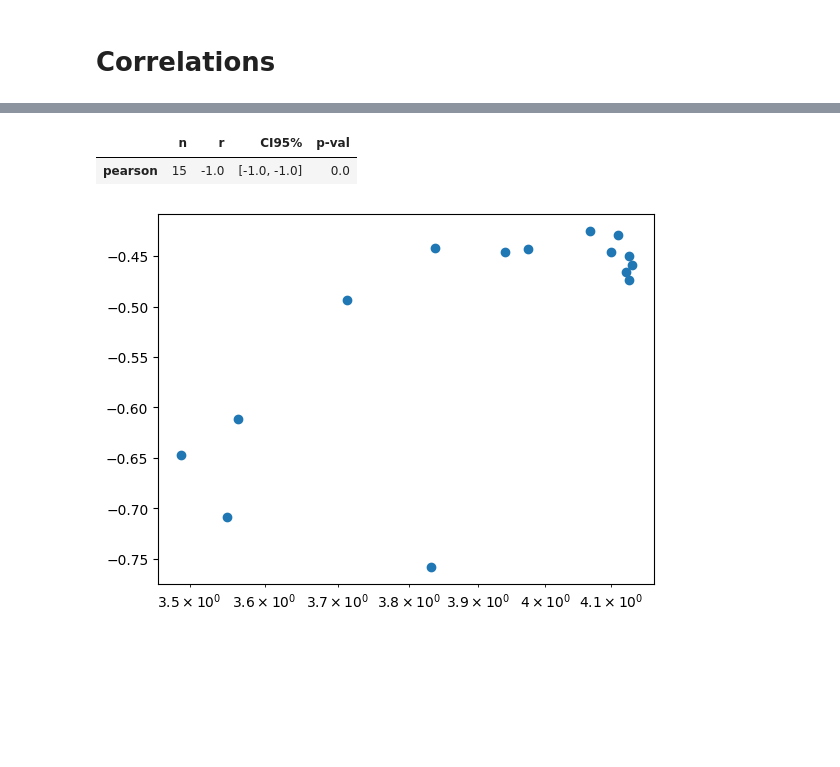
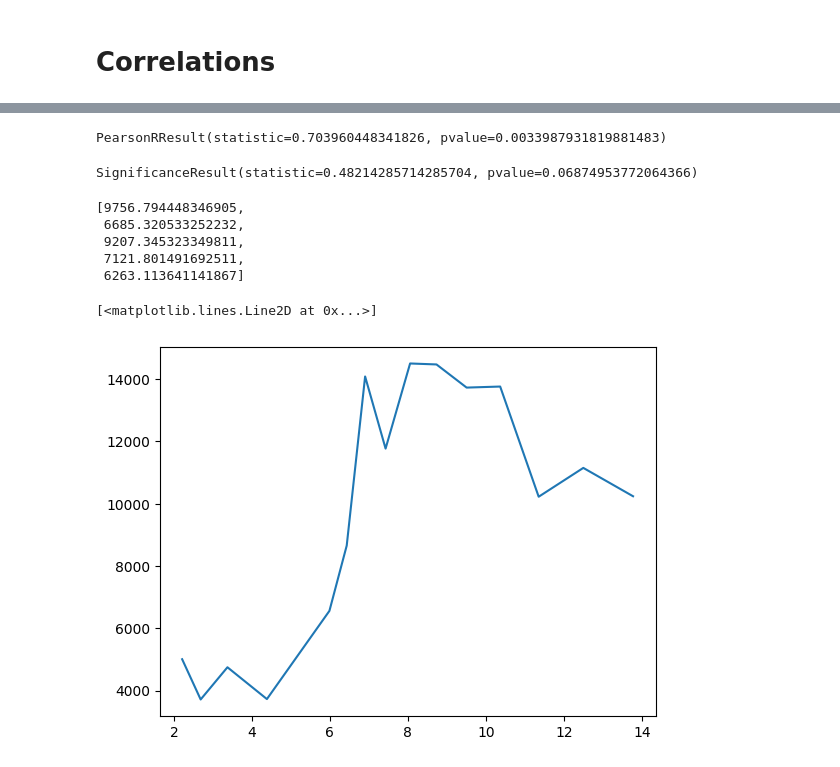
Before and after one commit to finn-pal/gc_statistics, a Jupyter notebook: paper_plots/radial_migration.ipynb, the cells around one changed output, grey strips where cells are left out. Cells and saved outputs as stored; diff of their text form; code cells hidden in the pictures; blank space fills up the shorter version.

```diff
--- a/paper_plots/radial_migration.ipynb
+++ b/paper_plots/radial_migration.ipynb
@@ -272,9 +288,12 @@ array([17.19610379,  2.83452521,  1.94600183,  0.58659615,  1.04740895,
 # %% [markdown]
 # Correlations
 # %%
-sim = "m12c"
+sim = "m12f"
 snap_lim = 46  # 102 for m12m else 46
-imin = 7  # 1 for m12m else 7
-imax = -10
+imin = 0  # 1 for m12m else 7
+imax = 15
 
-time_lst = pub_snaps[pub_snaps["index"] >= snap_lim]["time_Gyr"].values
+# time_lst = pub_snaps[pub_snaps["index"] >= snap_lim]["time_Gyr"].values
+time_lst = pub_snaps[(pub_snaps["index"] >= 120) & (pub_snaps["index"] <= 590)]["time_Gyr"].values
+
+time_lst[imin:imax], len(time_lst[imin:imax])
@@ -312,10 +305,33 @@ pg.partial_corr(data=df, x="avg_tidem", y="star_dens", covar="avg_et_norm", meth
-# %%
-pg.partial_corr(data=df, x="avg_tidem", y="avg_et_norm", covar="star_dens", method="pearson")
-# %% [output]
-|  | n | r | CI95% | p-val |
-| pearson | 15 | -1.0 | [-1.0, -1.0] | 0.0 |
-# %%
-plt.scatter(df["avg_tidem"], df["avg_et_norm"])
-plt.xscale("log")
-# %% [output]
-[figure, removed]
+# %%
+# stats.pearsonr(sim_dict[sim]["avg_tidem"][imin:imax], sim_dict[sim]["star_dens"][imin:imax])
+stats.pearsonr(sim_dict[sim]["avg_et_norm"][imin:imax], sim_dict[sim]["avg_tidem"][imin:imax])
+# %% [output]
+PearsonRResult(statistic=0.703960448341826, pvalue=0.0033987931819881483)
+# %%
+stats.spearmanr(sim_dict[sim]["avg_et_norm"][imin:imax], sim_dict[sim]["avg_tidem"][imin:imax])
+# %% [output]
+SignificanceResult(statistic=0.48214285714285704, pvalue=0.06874953772064366)
+# %%
+go = []
+
+for sim in sim_lst:
+    tmax = np.max(sim_dict[sim]["avg_tidem"])
+    tmin = np.min(sim_dict[sim]["avg_tidem"])
+    tavg = np.mean(sim_dict[sim]["avg_tidem"])
+
+    go.append(tavg)
+
+go
+# %% [output]
+[9756.794448346905,
+ 6685.320533252232,
+ 9207.345323349811,
+ 7121.801491692511,
+ 6263.113641141867]
+# %%
+sim = "m12b"
+
+plt.plot(time_lst, sim_dict[sim]["avg_tidem"])
+# %% [output]
+[<matplotlib.lines.Line2D at 0x...>]
+[figure, added]
```
Also changed, not shown: parts of 18 cells of this notebook, 12 other files.
